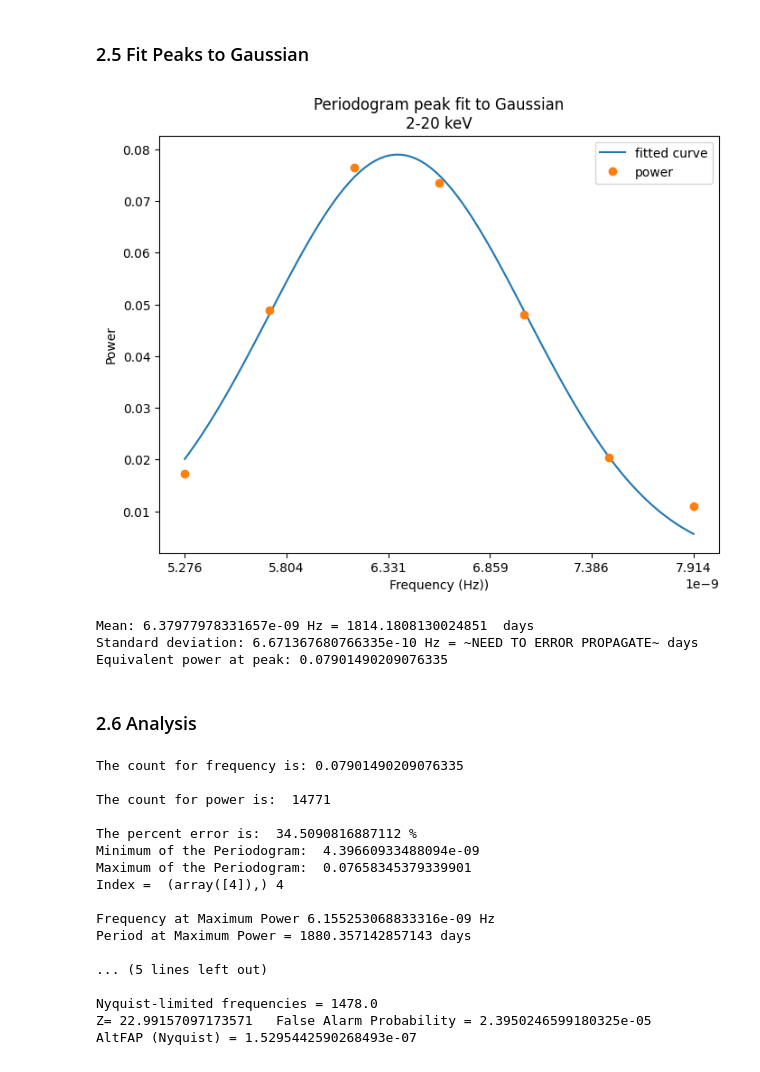
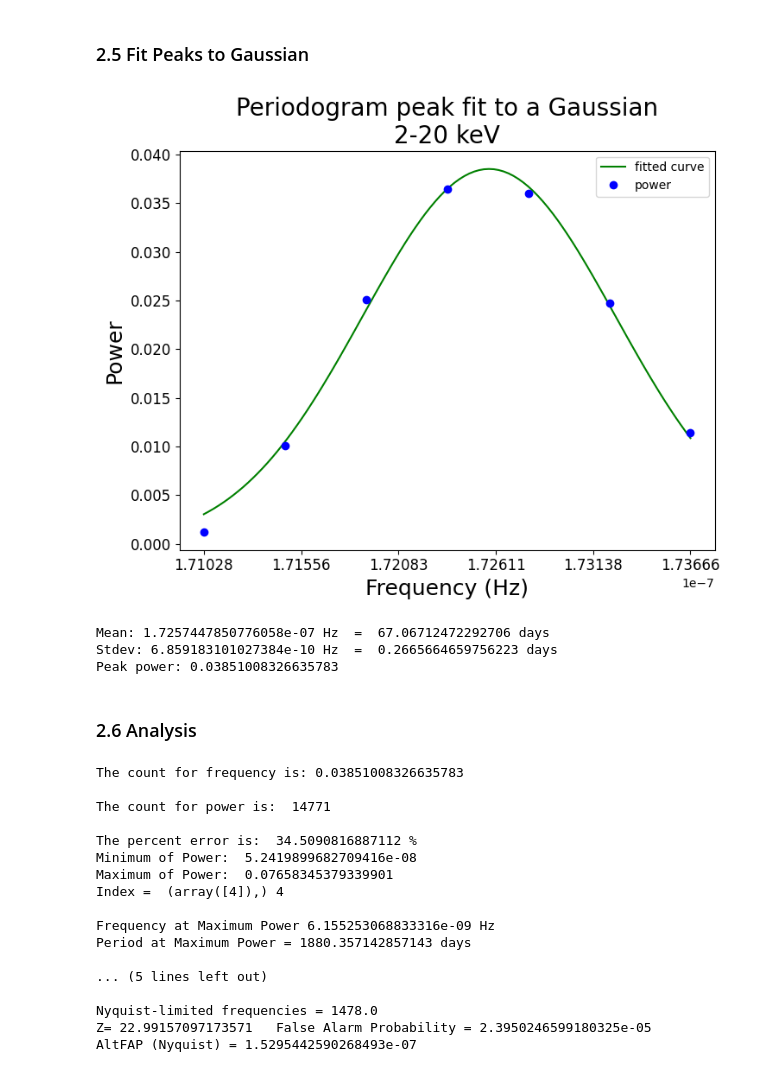
Before and after one commit to Beauremontt/AGN-Flux-Timing-Analysis, a Jupyter notebook: AGNFluxTimingAnalysis.ipynb, the cells around one changed output. Cells and saved outputs as stored; diff of their text form; code cells hidden in the pictures.

Commit message:
Numbered peaks listed in table; can easily choose a peak to Gaussian fit

```diff
--- a/AGNFluxTimingAnalysis.ipynb
+++ b/AGNFluxTimingAnalysis.ipynb
@@ -11,10 +11,13 @@ import numpy as np  # for math and arrays
 import matplotlib.pyplot as plt  # for plotting
 
 import requests  # for loading urls
-from io import StringIO  # for treating strings as file-like objects
+from io import StringIO  # for passing text from url to numpy
 
 from astropy.timeseries import LombScargle  # for the periodogram
 from tabulate import tabulate  # for printing values of the LSP
+
+from scipy.signal import find_peaks  # for intervals of peaks
+from scipy.optimize import curve_fit  # for fitting peaks to Gaussian curves
 
 
 # plots light curve and prints some preliminary info
@@ -24,8 +27,8 @@ def display_data(prefix):
   plt.errorbar(x/86400, y, yerr=dy, fmt='_k', ecolor='c', elinewidth=1)
 
   plt.title(f'{prefix} light curve for {flux_source}\n{band_label}', fontsize=24)
-  plt.xlabel('MJD', fontsize=24)
-  plt.ylabel('Flux', fontsize=24)
+  plt.xlabel('MJD', fontsize=20)
+  plt.ylabel('Flux', fontsize=20)
   plt.tick_params(labelsize=18)
 
   if lc_xlim != None: plt.xlim(lc_xlim)
@@ -288,68 +318,76 @@ period (days)   2632.5       2393.18      2193.75      2025         1880.36
 # %% [markdown]
 ### 2.5 Fit Peaks to Gaussian
 # %%
-from scipy.optimize import curve_fit
+# @title  { form-width: "25%" }
 
 # for now, manually define index range of peak from table 1 in 2.4
-peak_start = 2
-peak_end = 9
+peak = 59 # @param {type:"integer"}
+
+# ensure the interval encloses the peak
+if power[peaks[0]] > power[pits[0]]:
+  interval_start = pits[peak]
+  interval_end = pits[peak+1]
+else:
+  interval_start = pits[peak-1]
+  interval_end = pits[peak]
+
 
 # get data values
-data_y = power[peak_start:peak_end]
-data_x = frequency[peak_start:peak_end]
+data_y = power[interval_start:interval_end]
+data_x = frequency[interval_start:interval_end]
 
 # define the Gaussian function
 def Gauss(x, mu, sigma, A):
     return A * np.exp(-(x - mu)**2 / (2 * sigma**2))
 
 # initial guess for parameters
 init = [np.mean(data_x), np.std(data_x), np.max(data_y)]
 
 # fit data to Gauss
 params, covariance = curve_fit(Gauss, data_x, data_y, p0=init)
 
 # get optimized parameters
 mu, sigma, A = params
+mu_d = 1/(mu*86400)
 
 # plot fitted curve and data
 plt.subplots(1,1,figsize=(8,6))
 gauss_x = np.linspace(data_x[0], data_x[-1], 100)
-plt.plot(gauss_x, Gauss(gauss_x, mu, sigma, A), '-', label="fitted curve")
-plt.plot(data_x, data_y, 'o', label="power")
+plt.plot(gauss_x, Gauss(gauss_x, mu, sigma, A), 'g-', label="fitted curve")
+plt.plot(data_x, data_y, 'bo', label="power")
 
 # put labels on plot
-plt.title(f"Periodogram peak fit to Gaussian\n{band_label}")
-plt.xlabel("Frequency (Hz))")
-plt.ylabel("Power")
+plt.title(f"Periodogram peak fit to a Gaussian\n{band_label}", fontsize=20)
 plt.xticks(np.linspace(min(data_x), max(data_x), 6))
+plt.xlabel("Frequency (Hz)", fontsize=18)
+plt.ylabel("Power", fontsize=18)
+plt.tick_params(labelsize=12)
 plt.legend()
 
 # print results
 plt.show()
-print("\nMean:", mu, "Hz =", 1/(mu*86400), " days")
-print("Standard deviation:", sigma, "Hz = ~NEED TO ERROR PROPAGATE~ days")
-print("Equivalent power at peak:", A)
+print("Mean:", mu, "Hz  = ", mu_d, "days")
+print("Stdev:", sigma, "Hz  = ", sigma/mu * mu_d, "days")
+print("Peak power:", A)
 # %% [output]
-[figure, old version]
+[figure, new version]
-Mean: 6.37977978331657e-09 Hz = 1814.1808130024851  days
-Standard deviation: 6.671367680766335e-10 Hz = ~NEED TO ERROR PROPAGATE~ days
-Equivalent power at peak: 0.07901490209076335
+Mean: 1.7257447850776058e-07 Hz  =  67.06712472292706 days
+Stdev: 6.859183101027384e-10 Hz  =  0.2665664659756223 days
+Peak power: 0.03851008326635783
 # %% [markdown]
 ### 2.6 Analysis
 # %%
 # finds the maximum and the minimum of the periodogram columns
-array = frequency, power
-result = np.where(power == np.amax(power))
-item = result[0]
+item = np.where(power == np.amax(power))[0]
 fofmax = frequency[item][0]
 pdmax = 1/(fofmax*86400)
 
 
 # calculate False Alarm Probability [Horne & Baliunas, 1986]
 N_i = -6.392 + 1.193*B + 0.00098*B**2
-Mu = np.mean(power)
-Sigma = np.std(power)
-Z = (np.max(power) - Mu)/Sigma
+mu_tot = np.mean(power)
+sigma_tot = np.std(power)
+Z = (np.max(power) - mu_tot)/sigma_tot
 FAP = 1 - (1 - np.exp(-Z)) ** N_i
 altFAP = 1 - (1 - np.exp(-Z)) ** (NumData/2)
 
@@ -358,8 +396,8 @@ altFAP = 1 - (1 - np.exp(-Z)) ** (NumData/2)
 print("The count for frequency is:" , A)
 print("\nThe count for power is: " , B)
 print("\nThe percent error is: ", ((Error/Mean)*100), "%")
-print("Minimum of the Periodogram: ", np.min(array))
-print("Maximum of the Periodogram: ", np.max(array))
+print("Minimum of Power: ", np.min(power))
+print("Maximum of Power: ", np.max(power))
 print("Index = ", result, *item)
 print("\nFrequency at Maximum Power", fofmax, "Hz")
 print("Period at Maximum Power =", pdmax, "days")
@@ -368,19 +406,19 @@ elif pdmax < 2: print("                        =", pdmax*24, "hours")
 print("\nNumber of data points =", NumData, "  Start MJD =", x[0]/86400, "  End MJD =", x[NumData - 1]/86400)
 print("Data Span =", Span/86400, "days",)
 print("Mean Spacing =", MeanSpacing/86400, "days")
-print("Mean power =", Mu, "  Power standard deviation =", Sigma)
+print("Mean power =", mu_tot, "  Power standard deviation =", sigma_tot)
 print("Number of independent frequencies [HB86] =", N_i)
 print("\nNyquist-limited frequencies =", NumData/2)
 print("Z=", Z, "  False Alarm Probability =", FAP)
 print("AltFAP (Nyquist) =", altFAP)
 # %% [output]
-The count for frequency is: 0.07901490209076335
+The count for frequency is: 0.03851008326635783
 
 The count for power is:  14771
 
 The percent error is:  34.5090816887112 %
-Minimum of the Periodogram:  4.39660933488094e-09
-Maximum of the Periodogram:  0.07658345379339901
+Minimum of Power:  5.2419899682709416e-08
+Maximum of Power:  0.07658345379339901
 Index =  (array([4]),) 4
 
 Frequency at Maximum Power 6.155253068833316e-09 Hz
```
Also changed, not shown: parts of 5 cells of this notebook.
